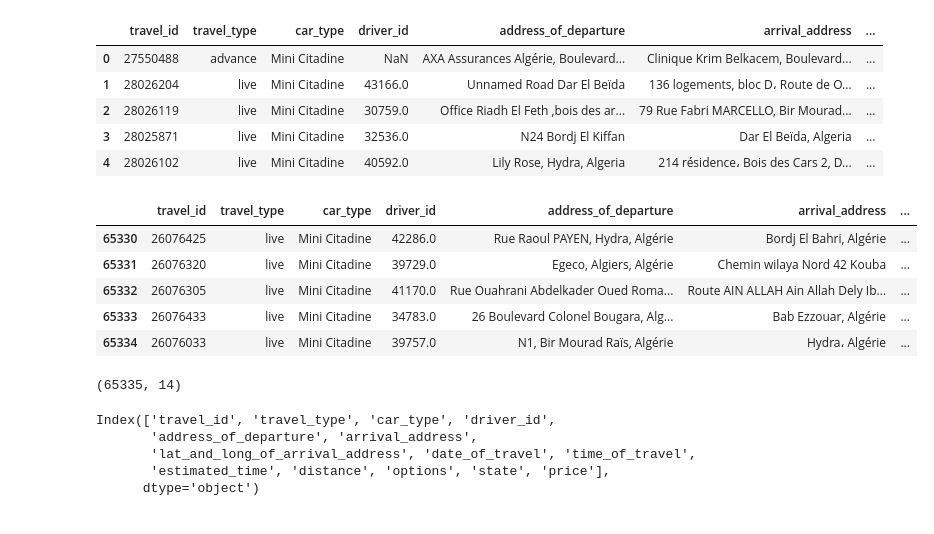
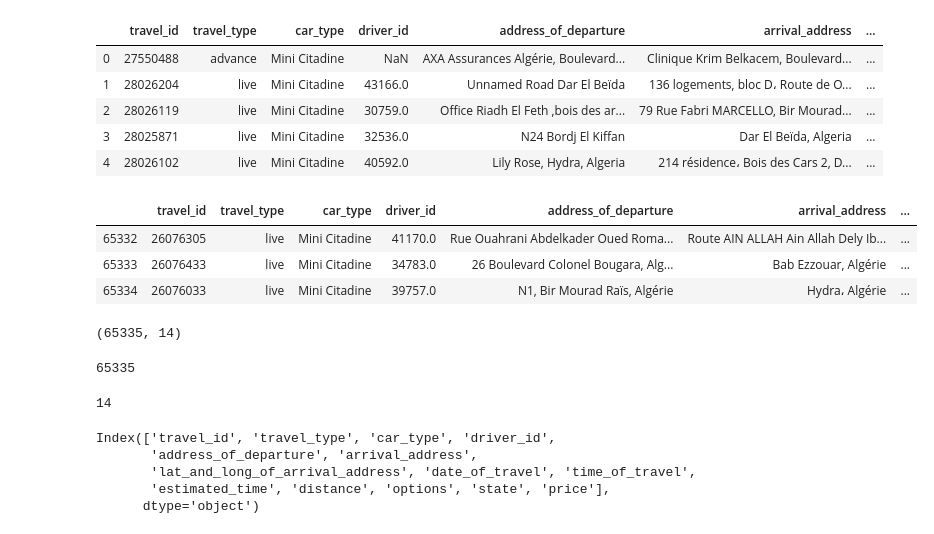
Before and after one commit to SchoolofAI-Algiers/AI2E-workshops, a Jupyter notebook: Discover_the_tools/ai2e-data-exploration-part1.ipynb, the cells around one changed output. Saved outputs shown, nothing was run; the diff lists cells and outputs as text; code cells hidden in the pictures.

```diff
--- a/Discover_the_tools/ai2e-data-exploration-part1.ipynb
+++ b/Discover_the_tools/ai2e-data-exploration-part1.ipynb
@@ -266,11 +277,9 @@ data.head()
 | 4 | 28026102 | live | Mini Citadine | 40592.0 | Lily Rose, Hydra, Algeria | 214 résidence، Bois des Cars 2, D... | ... |
 # %%
 #print the last 5 rows
-data.tail()
+data.tail(3)
 # %% [output]
 |  | travel_id | travel_type | car_type | driver_id | address_of_departure | arrival_address | ... |
-| 65330 | 26076425 | live | Mini Citadine | 42286.0 | Rue Raoul PAYEN, Hydra, Algérie | Bordj El Bahri, Algérie | ... |
-| 65331 | 26076320 | live | Mini Citadine | 39729.0 | Egeco, Algiers, Algérie | Chemin wilaya Nord 42 Kouba | ... |
 | 65332 | 26076305 | live | Mini Citadine | 41170.0 | Rue Ouahrani Abdelkader Oued Roma... | Route AIN ALLAH Ain Allah Dely Ib... | ... |
 | 65333 | 26076433 | live | Mini Citadine | 34783.0 | 26 Boulevard Colonel Bougara, Alg... | Bab Ezzouar, Algérie | ... |
 | 65334 | 26076033 | live | Mini Citadine | 39757.0 | N1, Bir Mourad Raïs, Algérie | Hydra، Algérie | ... |
@@ -281,6 +290,14 @@ data.shape
 # %%
 rows_number = data.shape[0]
 column_number = data.shape[1]
+# %%
+rows_number
+# %% [output]
+65335
+# %%
+column_number
+# %% [output]
+14
 # %%
 # get all the column names
 data.columns
```
Also changed, not shown: parts of 5 cells of this notebook.
